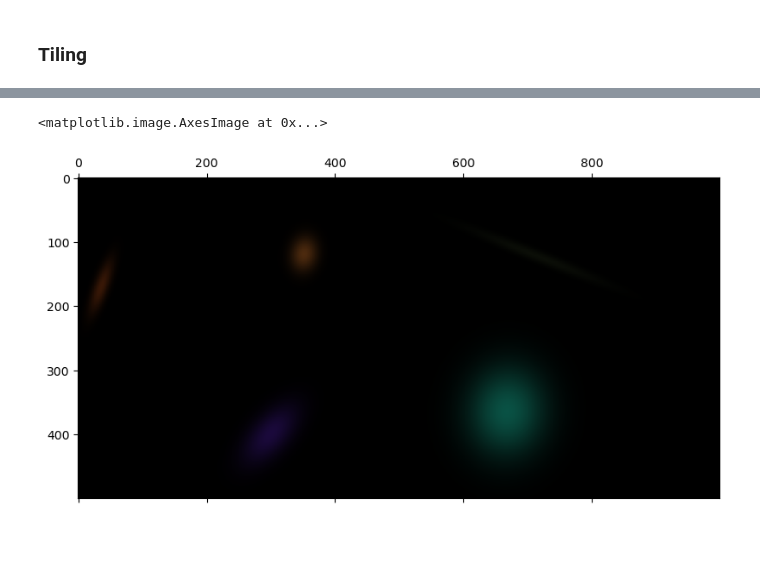
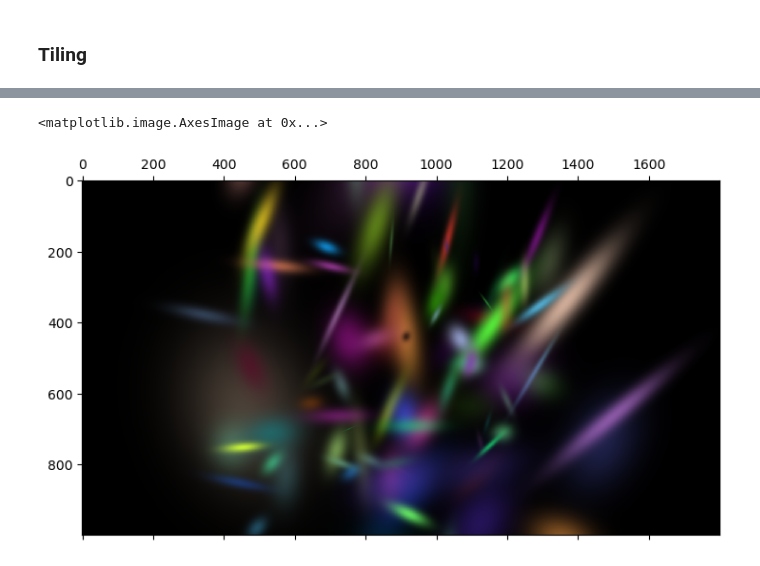
Before and after one commit to myasincifci/gaussian-splatting, a Jupyter notebook: notebooks/rendering_final.ipynb, the cells around one changed output, grey strips where cells are left out. Drawn from its saved outputs; the diff is of its cells as text; code cells hidden in the pictures; blank space fills up the shorter version.

```diff
--- a/notebooks/rendering_final.ipynb
+++ b/notebooks/rendering_final.ipynb
@@ -12,7 +13,7 @@ import numpy as np
 # %% [markdown]
 ### Data
 # %%
-N = 10
+N = 100
 
 mu = (torch.rand((N,3)) - 0.5) * 4.
 scale = torch.rand((N,3)) * 0.2
@@ -23,8 +24,8 @@ opc = torch.rand((N,))
 ### Projection
 # %%
 # Output Image Width and Height
-W = 1920
-H = 1072
+W = 1800
+H = 1000
 # %%
 fov_x = math.pi / 2.0 # Angle of the camera frustum 90°
 focal = 0.5 * float(W) / math.tan(0.5 * fov_x) # Distance to Image Plane
@@ -97,7 +99,6 @@ for box in rot_box:
 # %%
 def rasterize_gaussians_patch(
         xys,
-        depths,
         covs,
         colors,
         opacity,
@@ -127,8 +128,8 @@ def rasterize_gaussians_patch(
 
     return out_img
 # %%
-plt.matshow(rasterize_gaussians_patch(mu_, z, cov_, col, opc,
-                          (500, 1_500), (0, 500)))
+plt.matshow(rasterize_gaussians_patch(mu_, cov_, col, opc,
+                          (0, W), (0, H)).flip(dims=(0,)))
 # %% [output]
 <matplotlib.image.AxesImage at 0x...>
-[figure, old version]
+[figure, new version]
```
Also changed, not shown: parts of 8 cells of this notebook, 1 other file.
